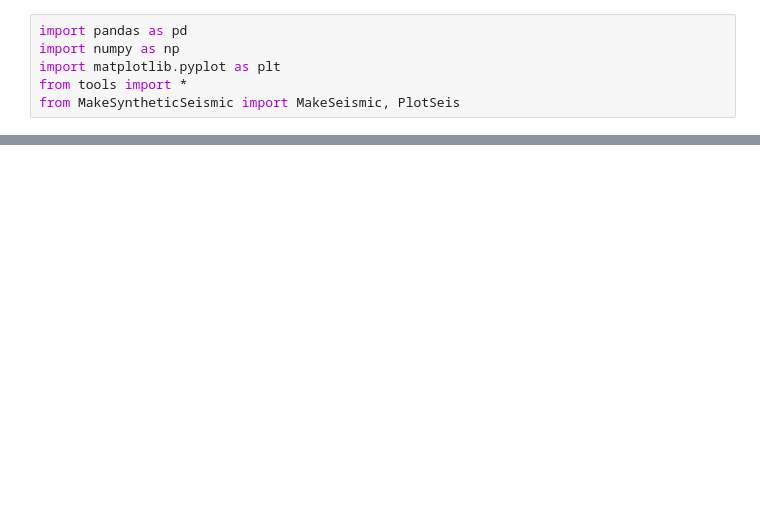
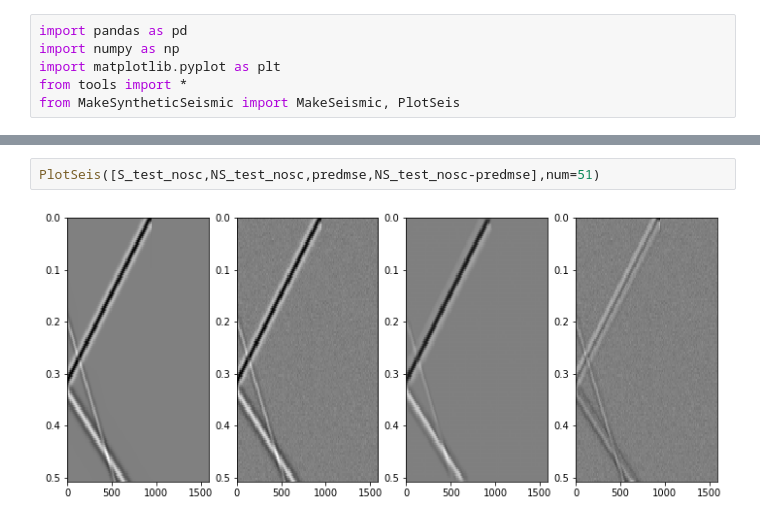
Before and after one commit to Greveley/AutoEncoderImageDenoise, a Jupyter notebook: TrainAndEval_SynSeis.ipynb, the cells around one changed output, grey strips where cells are left out. Drawn from its saved outputs; the diff is of its cells as text; blank space fills up the shorter version.

```diff
--- a/TrainAndEval_SynSeis.ipynb
+++ b/TrainAndEval_SynSeis.ipynb
@@ -13,0 +142,4 @@ PlotSeis([clean_signal,noise,noisy_signal],num=3)
+# %%
+PlotSeis([S_test_nosc,NS_test_nosc,predmse,NS_test_nosc-predmse],num=51)
+# %% [output]
+[figure, added]
```
Also changed, not shown: parts of 23 cells of this notebook.
